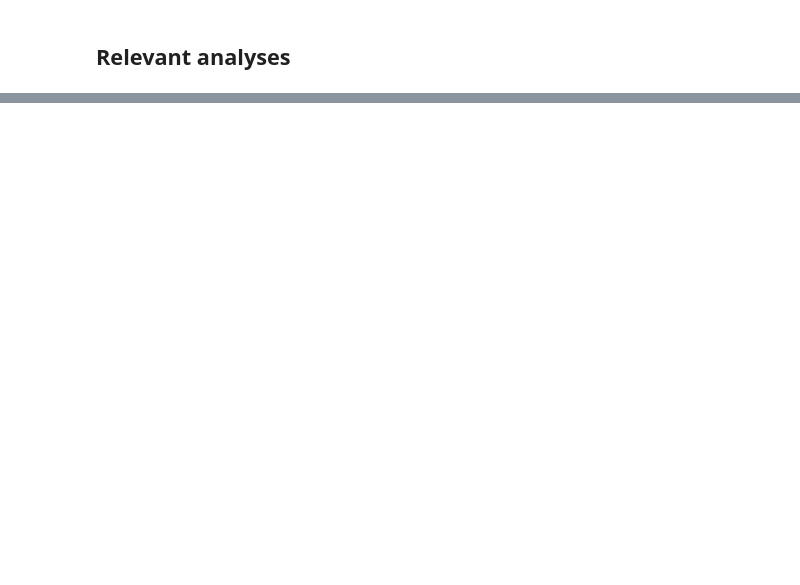
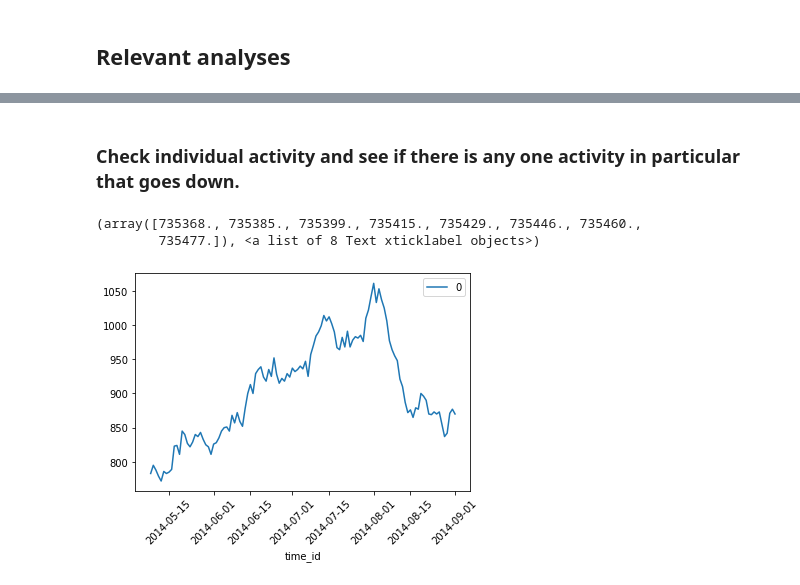
Before and after one commit to MamiyaA/Various-Machine-Learning-Algorithms, a Jupyter notebook: Mamiya_Akira_CustomerCliffDive.ipynb, the cells around one changed output, grey strips where cells are left out. Drawn from its saved outputs; the diff is of its cells as text; code cells hidden in the pictures; blank space fills up the shorter version.

```diff
--- a/Mamiya_Akira_CustomerCliffDive.ipynb
+++ b/Mamiya_Akira_CustomerCliffDive.ipynb
@@ -307,0 +116,21 @@ print(metrics.confusion_matrix(y_test3, predicted_label3))
+# %% [markdown]
+### Check individual activity and see if there is any one activity in particular that goes down.
+# %%
+homepage_events=event_users.loc[event_users['event_name']=='home_page']
+
+company_homepage = np.zeros((selected_period.shape[0],1))
+
+#Go through the rolling time periods and count the signup events.
+for rows in range (selected_period.shape[0]):
+    #Select only the events during that period.
+    company_homepage_weekly=homepage_events[(homepage_events['occurred_at'] >= selected_period.iloc[rows,2]) & (homepage_events['occurred_at'] < selected_period.iloc[rows,3])]
+    unique_company=company_homepage_weekly.company_id.unique()
+    company_homepage[rows,0]=unique_company.shape[0]
+
+homepage_u_dataframe = pd.DataFrame(data=company_homepage, index = selected_period.iloc[:,1])
+sb.lineplot(data=homepage_u_dataframe)
+plt.xticks(rotation = 45)
+# %% [output]
+(array([735368., 735385., 735399., 735415., 735429., 735446., 735460.,
+        735477.]), <a list of 8 Text xticklabel objects>)
+[figure, added]
```
Also changed, not shown: parts of 72 cells of this notebook.
